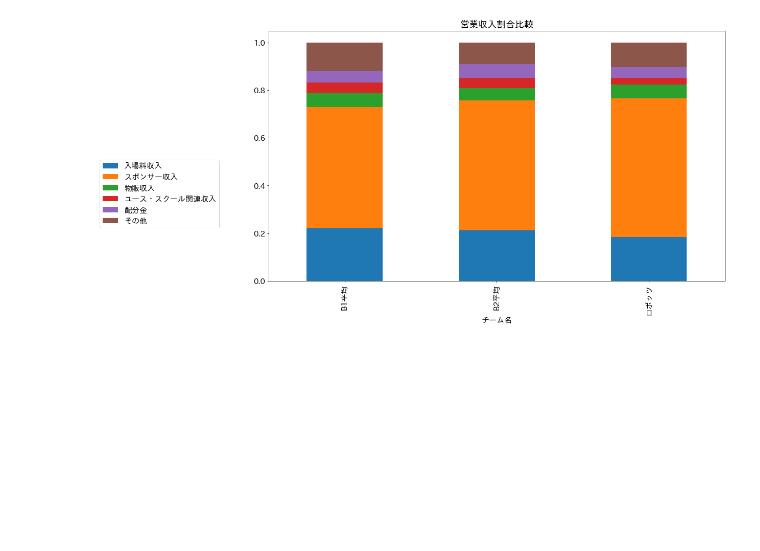
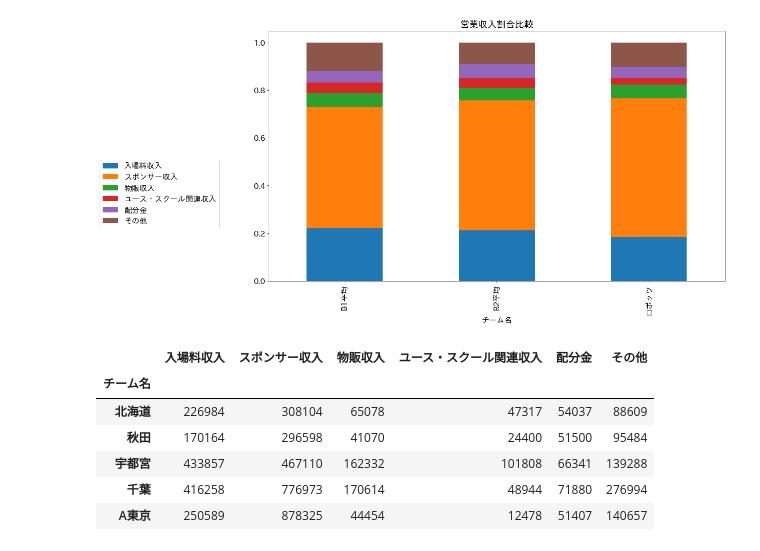
Before and after one commit to hikarut/Data-Science, a Jupyter notebook: notebooks/bleague/analysis.ipynb, the cells around one changed output. Saved outputs shown, nothing was run; the diff lists cells and outputs as text; code cells hidden in the pictures; blank space fills up the shorter version.

```diff
--- a/notebooks/bleague/analysis.ipynb
+++ b/notebooks/bleague/analysis.ipynb
@@ -371,3 +371,13 @@ comparison_index_normalize.plot(title='営業収入割合比較', kind='bar', st
 <matplotlib.legend.Legend at 0x...>
 [figure]
 [figure]
+# %%
+b1_data_index.head()
+# %% [output]
+|  | 入場料収入 | スポンサー収入 | 物販収入 | ユース・スクール関連収入 | 配分金 | その他 |
+| チーム名 |  |  |  |  |  |  |
+| 北海道 | 226984 | 308104 | 65078 | 47317 | 54037 | 88609 |
+| 秋田 | 170164 | 296598 | 41070 | 24400 | 51500 | 95484 |
+| 宇都宮 | 433857 | 467110 | 162332 | 101808 | 66341 | 139288 |
+| 千葉 | 416258 | 776973 | 170614 | 48944 | 71880 | 276994 |
+| A東京 | 250589 | 878325 | 44454 | 12478 | 51407 | 140657 |
```
Also changed, not shown: parts of 2 cells of this notebook, 1 other file.
